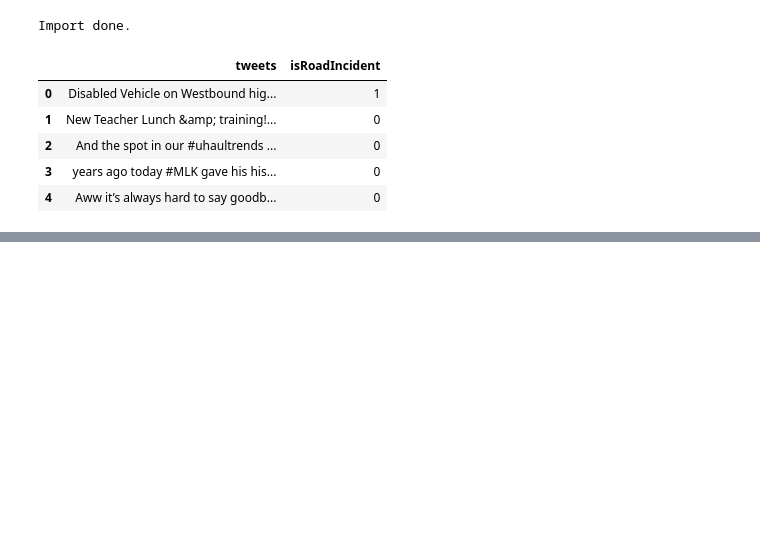
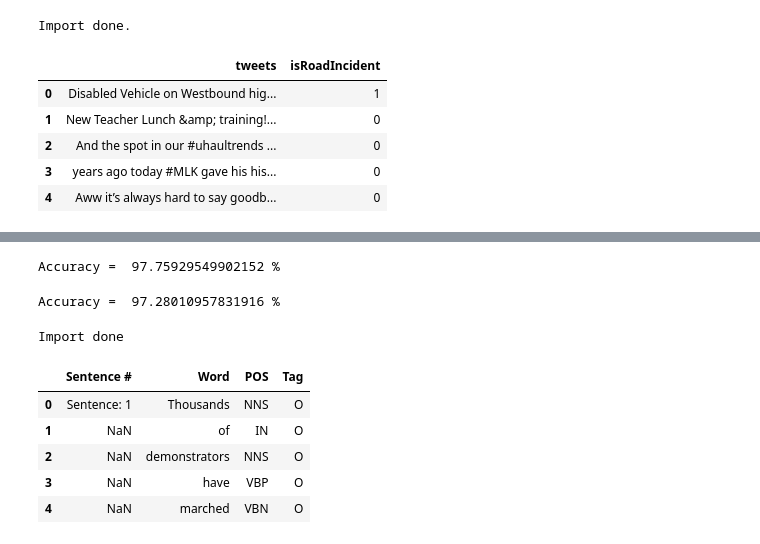
Before and after one commit to clementandreas97/Road-Accident-Detector, a Jupyter notebook: road-incident-detection.ipynb, the cells around one changed output, grey strips where cells are left out. Saved outputs shown, nothing was run; the diff lists cells and outputs as text; code cells hidden in the pictures; blank space fills up the shorter version.

```diff
--- a/road-incident-detection.ipynb
+++ b/road-incident-detection.ipynb
@@ -432,0 +103,62 @@ locs
+# %%
+# Validation
+
+y_pred = pipeline.predict(X_test)
+accuracy = accuracy_score(y_test, y_pred)
+print('Accuracy = ', accuracy*100, '%')
+# %% [output]
+Accuracy =  97.75929549902152 %
+# %%
+# Test
+
+# Load data
+# Source: Tweets with traffic-related labels for developing a Twitter-based traffic information system.
+# https://data.mendeley.com/datasets/c3xvj5snvv/1
+testFile = 'tweets/1_TestSet_2Class.csv'
+testCsv = pd.read_csv(testFile, sep=",", header=None)
+testData = pd.DataFrame({'tweets':testCsv[2], 'isRoadIncident':testCsv[0]})[['tweets', 'isRoadIncident']]
+
+# Predict
+X_test = testData['tweets']
+y_test = testData['isRoadIncident']
+y_pred = pipeline.predict(X_test)
+
+# Accuracy
+accuracy = accuracy_score(y_test, y_pred)
+print('Accuracy = ', accuracy*100, '%')
+# %% [output]
+Accuracy =  97.28010957831916 %
+# %%
+# Imports
+
+from itertools import chain
+
+import nltk
+import sklearn
+import scipy.stats
+from sklearn.metrics import make_scorer
+from sklearn.cross_validation import cross_val_score
+from sklearn.grid_search import RandomizedSearchCV
+
+import sklearn_crfsuite
+from sklearn_crfsuite import scorers
+from sklearn_crfsuite import metrics
+
+print('Import done')
+# %% [output]
+Import done
+# %%
+# Load data
+# Source: Kaggle
+# https://www.kaggle.com/abhinavwalia95/entity-annotated-corpus
+
+trainingFile = 'ner/ner_dataset.csv'
+trainCsv = pd.read_csv(trainingFile, encoding = "ISO-8859-1")
+trainCsv.head()
+# %% [output]
+|  | Sentence # | Word | POS | Tag |
+| 0 | Sentence: 1 | Thousands | NNS | O |
+| 1 | NaN | of | IN | O |
+| 2 | NaN | demonstrators | NNS | O |
+| 3 | NaN | have | VBP | O |
+| 4 | NaN | marched | VBN | O |
```
Also changed, not shown: parts of 35 cells of this notebook.
